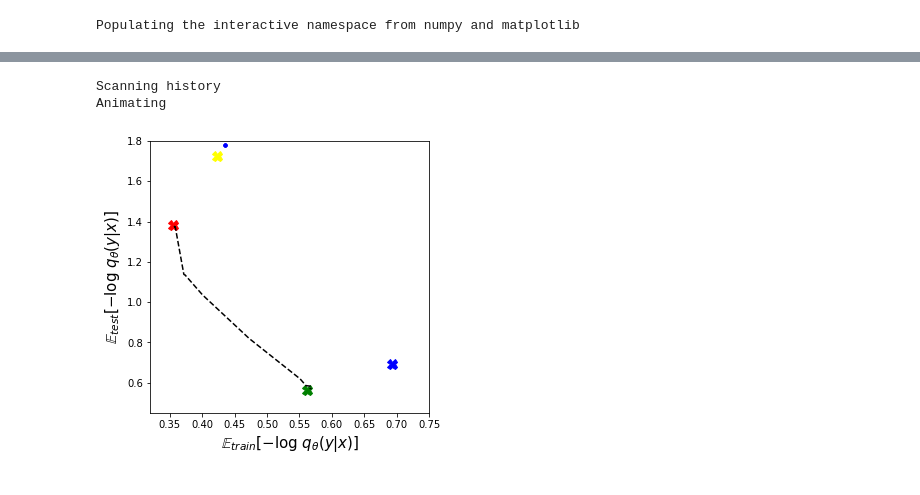
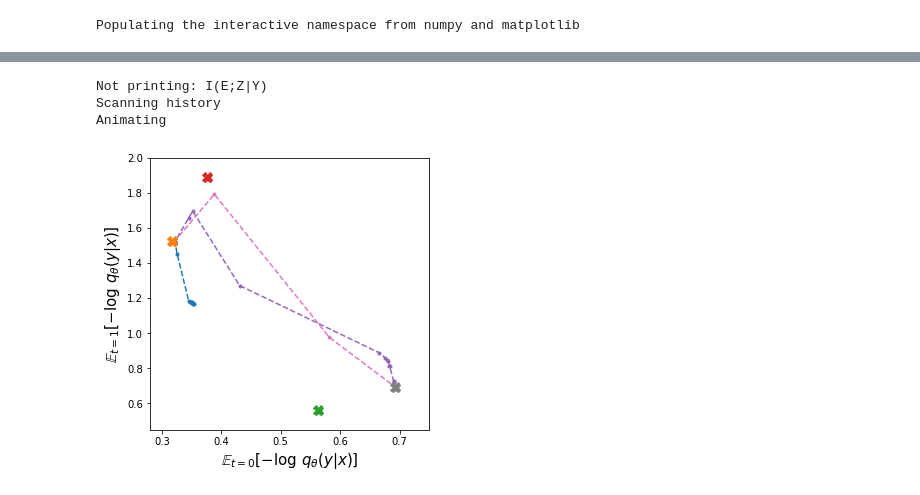
Before and after one commit to mfederici/JADE, a Jupyter notebook: results.ipynb, the cells around one changed output, grey strips where cells are left out. Drawn from its saved outputs; the diff is of its cells as text; code cells hidden in the pictures.

```diff
--- a/results.ipynb
+++ b/results.ipynb
@@ -500,29 +429,0 @@ KeyboardInterrupt:
-# %%
-dataset = 'D_CMNIST'
-
-
-data_filepath = os.path.join(save_path,'%s.yml'%dataset)
-with open(data_filepath, 'r') as file:
-    results = yaml.safe_load(file)
-
-results = pd.DataFrame(results)
-
-data = []
-
-
-for algorithm in rm.get_algorithms(dataset):
-    runs = rm.get_runs(dataset, algorithm)
-    print(algorithm)
-
-    for run in tqdm(runs):
-        config = rm.get_run_config(run)
-        config['algorithm'] = rm.get_name(algorithm)
-        config['rid']= run.id
-        res = results[results['rid']==run.id].to_dict('records')
-        if len(res)>0:
-            config.update(res[0])
-
-
-        data.append(config)
-
-data = pd.DataFrame(data)
@@ -557,7 +537,7 @@ import matplotlib.pyplot as plt
 from matplotlib import animation, rc
 from IPython.display import HTML
 # %%
-def make_animation(run, ax, x='CE(train_t0)', y='CE(test_t1)', n=10, color='b', samples=1000):
+def make_animation(run, ax, x='CE(train_t0)', y='CE(test_t1)', n=10, color='b', samples=1000, max_steps=100000):
 
     print('Scanning history')
     h = run.history(samples=samples, pandas=False)
@@ -565,6 +545,11 @@ def make_animation(run, ax, x='CE(train_t0)', y='CE(test_t1)', n=10, color='b',
     data = [{'x':r[x],
                  'y':r[y],
                  'step': r['_step']} for r in h if y in r]
+
+
+    data = [{'x':r['x'],
+                 'y':r['y'],
+                 'step': r['step']} for r in data if isinstance(r['x'], float) and isinstance(r['y'], float)]
 
     lines = []
     i = 0
@@ -610,19 +595,21 @@ def make_animation(run, ax, x='CE(train_t0)', y='CE(test_t1)', n=10, color='b',
     print('Animating')
     # call the animator. blit=True means only re-draw the parts that have changed.
     anim = animation.FuncAnimation(fig, animate, init_func=init,
-                               frames=len(data), interval=50, blit=True)
+                               frames=min(len(data),max_steps), interval=50, blit=True)
     return anim
 # %%
 # First set up the figure, the axis, and the plot element we want to animate
 fig, ax = plt.subplots(1,1, figsize=(5,5))
 
-decorate_plot(rm.datasets_info[dataset], ax)
+decorate_plot(rm.datasets_info[dataset],rm.style_info, ax, plot_only=['I(X;Z)',
+                                                                      'p(y|x,t=1)','p(y|t=1)', 'p(y|d,t=1)','p(y|c,t=1)','I(E;Z)','I(E;Y|Z)'])
 
-anim = make_animation(runs[0], ax, n=5)
+anim = make_animation(runs[1], ax, n=5, color=rm.style_info[algorithm]['params']['color'], max_steps=400)
 # %% [output]
+Not printing: I(E;Z|Y)
 Scanning history
 Animating
-[figure, old version]
+[figure, new version]
 # %%
 HTML(anim.to_html5_video())
 # %% [output]
```
Also changed, not shown: parts of 14 cells of this notebook, 8 other files.
